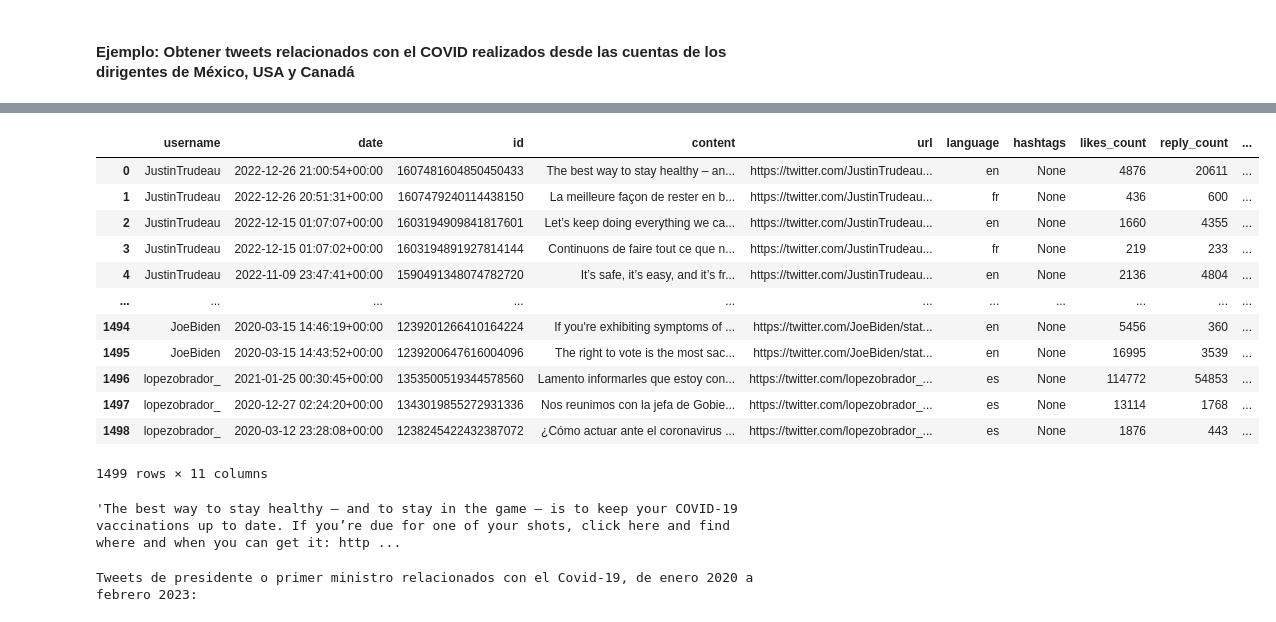
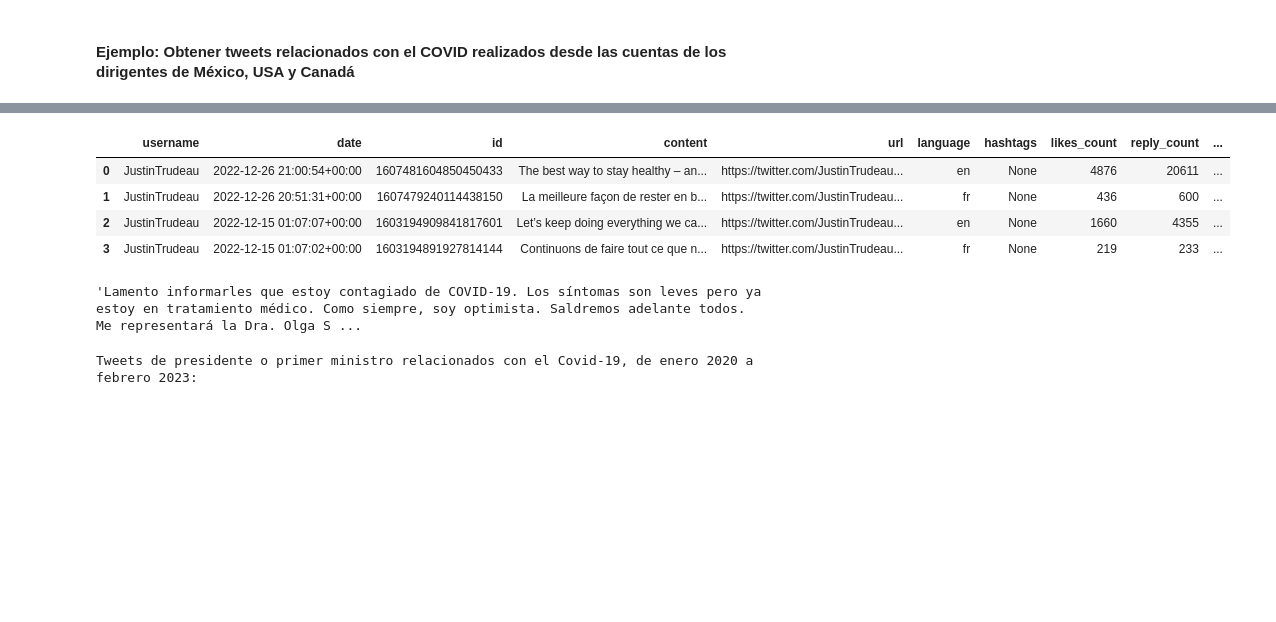
Before and after one commit to vcuspinera/UDG_MCD_Project_Dev_I, a Jupyter notebook: actividades/17_Consultar_tweets.ipynb, the cells around one changed output, grey strips where cells are left out. Drawn from its saved outputs; the diff is of its cells as text; code cells hidden in the pictures; blank space fills up the shorter version.

```diff
--- a/actividades/17_Consultar_tweets.ipynb
+++ b/actividades/17_Consultar_tweets.ipynb
@@ -106,28 +107,20 @@ Wall time: 55.7 s
 # %%
 # Pandas dataframe con tweets de los tres presidentes relacionados con el Covid-19
 column_names = ("username","date","id","content","url","language","hashtags",
                 "likes_count","reply_count","retweet_count","quote_count")
 df = pd.DataFrame(tweets_list, columns=column_names)
-df
+df.head(4)
 # %% [output]
 |  | username | date | id | content | url | language | hashtags | likes_count | reply_count | ... |
 | 0 | JustinTrudeau | 2022-12-26 21:00:54+00:00 | 1607481604850450433 | The best way to stay healthy – an... | https://twitter.com/JustinTrudeau... | en | None | 4876 | 20611 | ... |
 | 1 | JustinTrudeau | 2022-12-26 20:51:31+00:00 | 1607479240114438150 | La meilleure façon de rester en b... | https://twitter.com/JustinTrudeau... | fr | None | 436 | 600 | ... |
 | 2 | JustinTrudeau | 2022-12-15 01:07:07+00:00 | 1603194909841817601 | Let’s keep doing everything we ca... | https://twitter.com/JustinTrudeau... | en | None | 1660 | 4355 | ... |
 | 3 | JustinTrudeau | 2022-12-15 01:07:02+00:00 | 1603194891927814144 | Continuons de faire tout ce que n... | https://twitter.com/JustinTrudeau... | fr | None | 219 | 233 | ... |
-| 4 | JustinTrudeau | 2022-11-09 23:47:41+00:00 | 1590491348074782720 | It’s safe, it’s easy, and it’s fr... | https://twitter.com/JustinTrudeau... | en | None | 2136 | 4804 | ... |
-| ... | ... | ... | ... | ... | ... | ... | ... | ... | ... | ... |
-| 1494 | JoeBiden | 2020-03-15 14:46:19+00:00 | 1239201266410164224 | If you're exhibiting symptoms of ... | https://twitter.com/JoeBiden/stat... | en | None | 5456 | 360 | ... |
-| 1495 | JoeBiden | 2020-03-15 14:43:52+00:00 | 1239200647616004096 | The right to vote is the most sac... | https://twitter.com/JoeBiden/stat... | en | None | 16995 | 3539 | ... |
-| 1496 | lopezobrador_ | 2021-01-25 00:30:45+00:00 | 1353500519344578560 | Lamento informarles que estoy con... | https://twitter.com/lopezobrador_... | es | None | 114772 | 54853 | ... |
-| 1497 | lopezobrador_ | 2020-12-27 02:24:20+00:00 | 1343019855272931336 | Nos reunimos con la jefa de Gobie... | https://twitter.com/lopezobrador_... | es | None | 13114 | 1768 | ... |
-| 1498 | lopezobrador_ | 2020-03-12 23:28:08+00:00 | 1238245422432387072 | ¿Cómo actuar ante el coronavirus ... | https://twitter.com/lopezobrador_... | es | None | 1876 | 443 | ... |
-1499 rows × 11 columns
 # %%
 # ejemplo de tweet
-df['content'][0]
+df['content'][1496]
 # %% [output]
-'The best way to stay healthy – and to stay in the game – is to keep your COVID-19 vaccinations up to date. If you’re due for one of your shots, click here and find where and when you can get it: http ...
+'Lamento informarles que estoy contagiado de COVID-19. Los síntomas son leves pero ya estoy en tratamiento médico. Como siempre, soy optimista. Saldremos adelante todos. Me representará la Dra. Olga S ...
 # %%
 # Número de comentarios por presidente/primer ministro
 print("\nTweets de presidente o primer ministro relacionados con el Covid-19, de enero 2020 a febrero 2023:\n")
```
Also changed, not shown: parts of 5 cells of this notebook, 2 other files.
